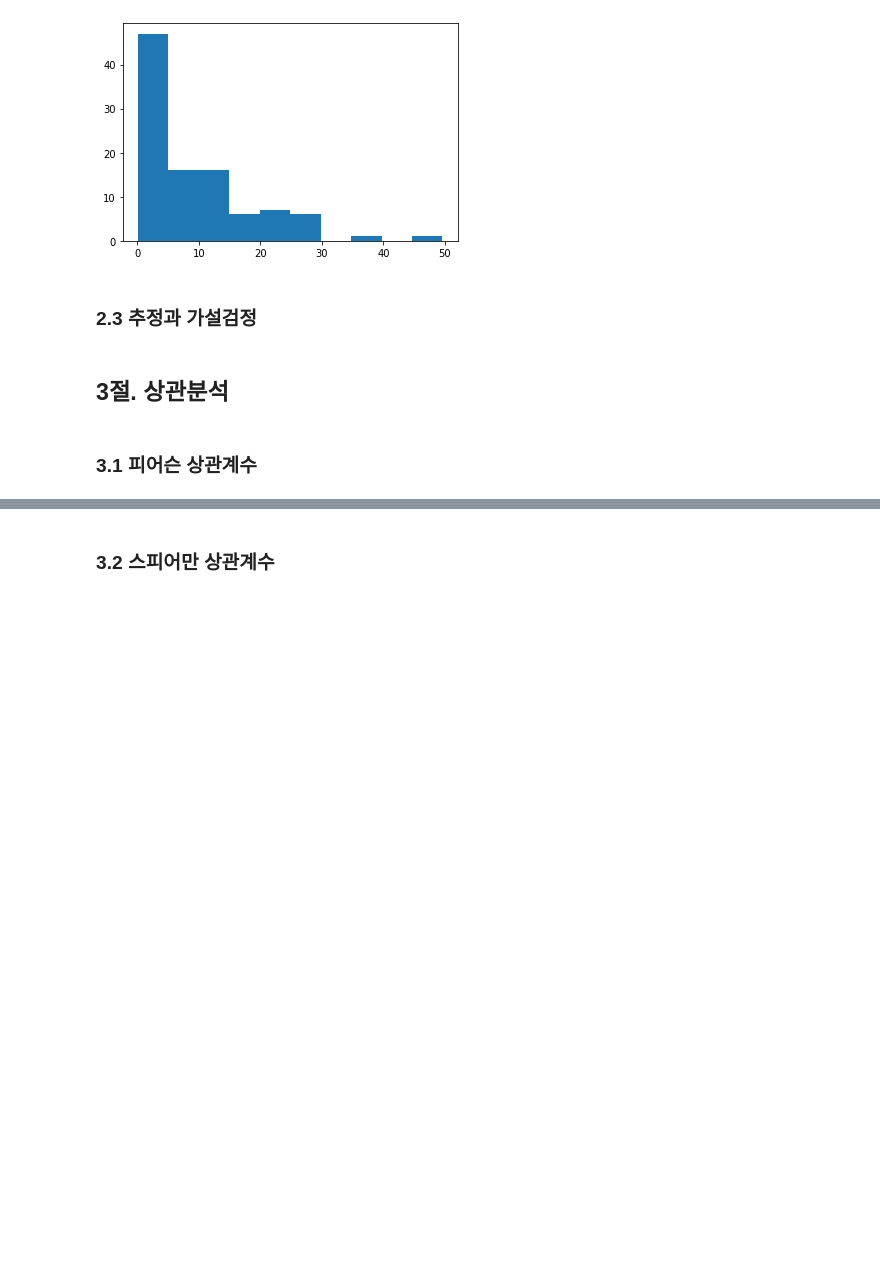
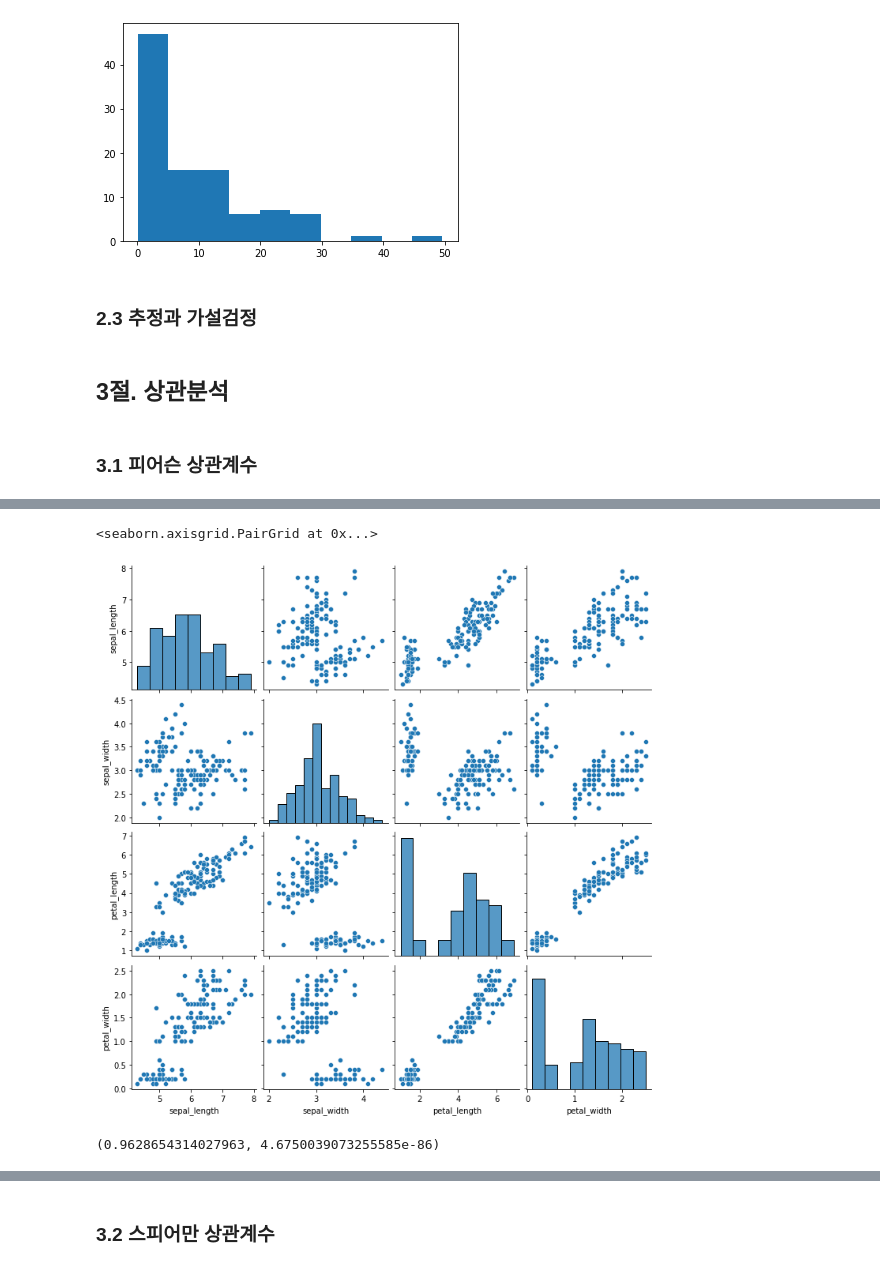
Before and after one commit to lucio-karin0506/SaltLux-Project, a Jupyter notebook: Machine Learning/Machine learning lecture/2장. 회귀분석.ipynb, the cells around one changed output, grey strips where cells are left out. Saved outputs shown, nothing was run; the diff lists cells and outputs as text; code cells hidden in the pictures; blank space fills up the shorter version.

```diff
--- a/Machine Learning/Machine learning lecture/2장. 회귀분석.ipynb
+++ b/Machine Learning/Machine learning lecture/2장. 회귀분석.ipynb
@@ -71,3 +71,8 @@ plt.show()
 ## 3절. 상관분석
 # %% [markdown]
 ### 3.1 피어슨 상관계수
+# %%
+import seaborn as sns
+
+iris = sns.load_dataset('iris')
+iris.corr(method='pearson')
@@ -73,0 +85,17 @@ plt.show()
+# %%
+sns.pairplot(iris)
+# %% [output]
+<seaborn.axisgrid.PairGrid at 0x...>
+[figure, added]
+# %%
+from scipy.stats import pearsonr
+
+# return value: (피어슨 상관계수, p-value)
+pearsonr(iris.petal_length, iris.petal_width)
+
+'''
+    유의확률 (p-value)이 0.05보다 작으므로 귀무가설 기각
+    꽃잎 길이와 꽃잎 너비는 관계가 있다. 즉 상관관계가 있다.
+'''
+# %% [output]
+(0.9628654314027963, 4.6750039073255585e-86)
```
Also changed, not shown: parts of 18 cells of this notebook.
